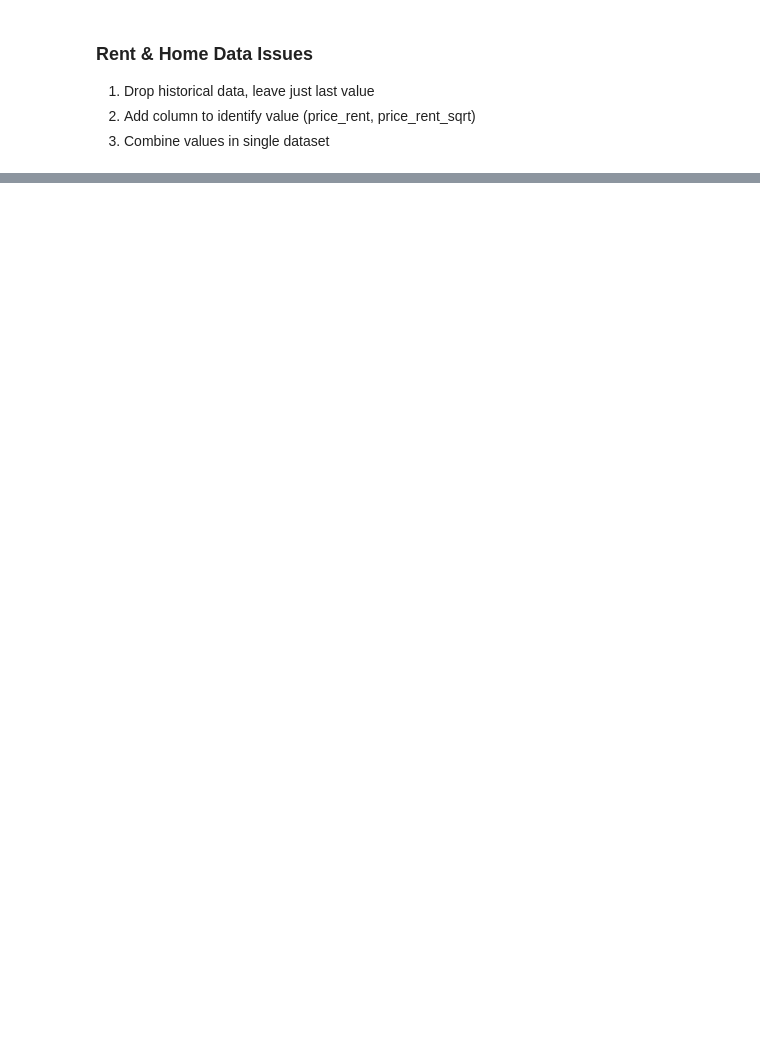
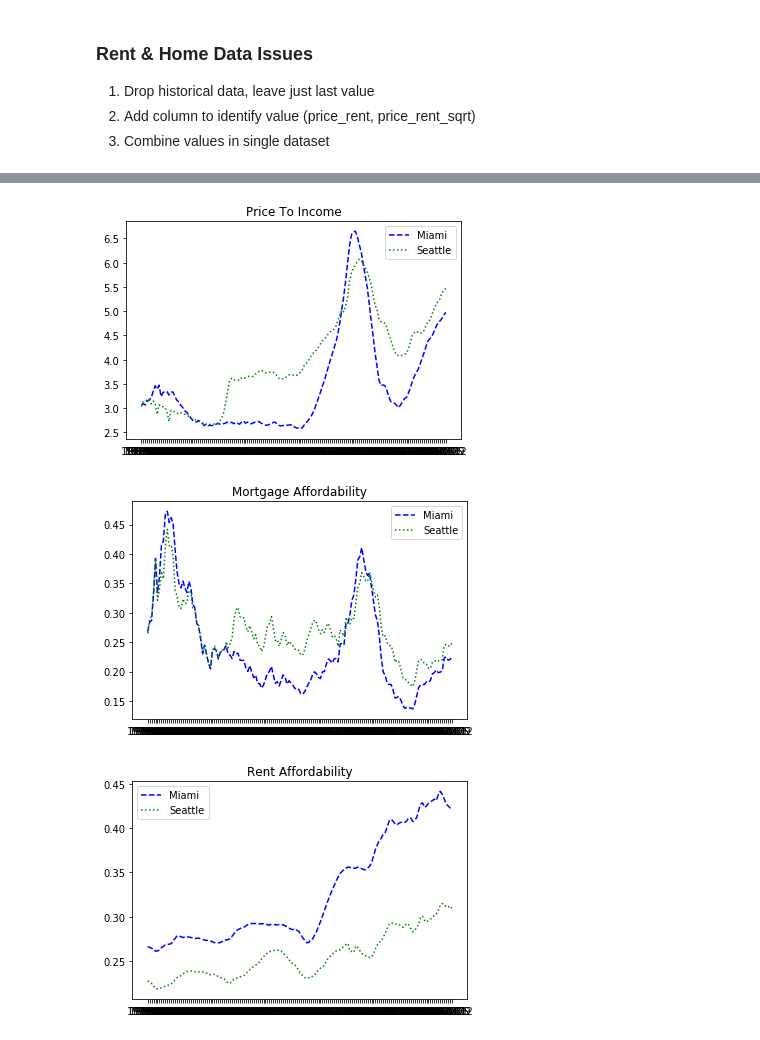
Before and after one commit to ricardo-hdz/flamingo_project, a Jupyter notebook: flamingo_project.ipynb, the cells around one changed output, grey strips where cells are left out. Drawn from its saved outputs; the diff is of its cells as text; code cells hidden in the pictures; blank space fills up the shorter version.

```diff
--- a/flamingo_project.ipynb
+++ b/flamingo_project.ipynb
@@ -130,0 +157,13 @@ df_clean.describe()
+# %%
+df = pd.read_csv('miami/indicators_affordability_wide.csv')
+# %%
+affordability_indicators = [
+    'Price To Income',
+    'Mortgage Affordability',
+    'Rent Affordability'
+]
+plot_indicators(df, affordability_indicators, 5, 2, 'Miami','Seattle')
+# %% [output]
+[figure, added]
+[figure, added]
+[figure, added]
```
Also changed, not shown: parts of 25 cells of this notebook, 18 other files.
